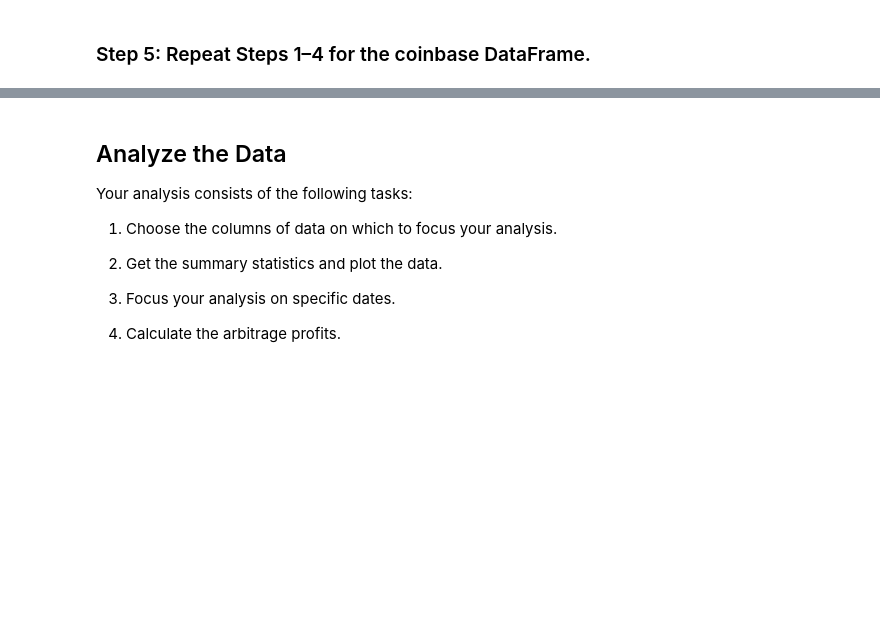
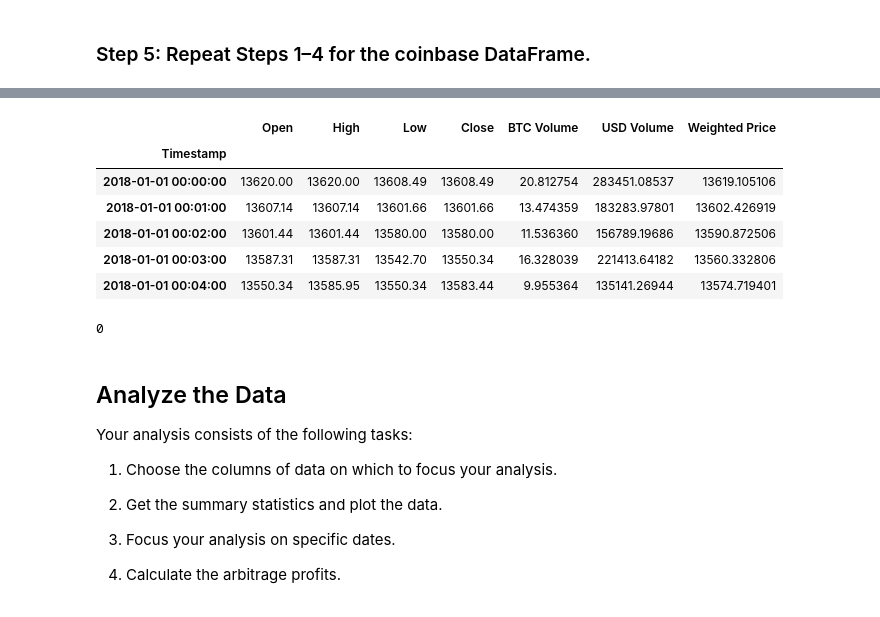
Before and after one commit to kennyk321/crypto_arbitrage, a Jupyter notebook: crypto_arbitrage.ipynb, the cells around one changed output, grey strips where cells are left out. Cells and saved outputs as stored; diff of their text form; code cells hidden in the pictures; blank space fills up the shorter version.

```diff
--- a/crypto_arbitrage.ipynb
+++ b/crypto_arbitrage.ipynb
@@ -154,3 +177,21 @@ AttributeError: Can only use .str accessor with string values!
+# %%
+# Repeat Steps 1–4 for the coinbase DataFrame
+coinbase.loc[:, "Close"] = coinbase.loc[:, "Close"].astype("float")
+coinbase.head()
+# %% [output]
+|  | Open | High | Low | Close | BTC Volume | USD Volume | Weighted Price |
+| Timestamp |  |  |  |  |  |  |  |
+| 2018-01-01 00:00:00 | 13620.00 | 13620.00 | 13608.49 | 13608.49 | 20.812754 | 283451.08537 | 13619.105106 |
+| 2018-01-01 00:01:00 | 13607.14 | 13607.14 | 13601.66 | 13601.66 | 13.474359 | 183283.97801 | 13602.426919 |
+| 2018-01-01 00:02:00 | 13601.44 | 13601.44 | 13580.00 | 13580.00 | 11.536360 | 156789.19686 | 13590.872506 |
+| 2018-01-01 00:03:00 | 13587.31 | 13587.31 | 13542.70 | 13550.34 | 16.328039 | 221413.64182 | 13560.332806 |
+| 2018-01-01 00:04:00 | 13550.34 | 13585.95 | 13550.34 | 13583.44 | 9.955364 | 135141.26944 | 13574.719401 |
+# %%
+# Repeat Steps 1–4 for the coinbase DataFrame
+coinbase = coinbase.drop_duplicates()
+coinbase.duplicated().sum()
+# %% [output]
+0
 # %% [markdown]
 ## Analyze the Data
 
```
Also changed, not shown: parts of 3 cells of this notebook, 1 other file.
